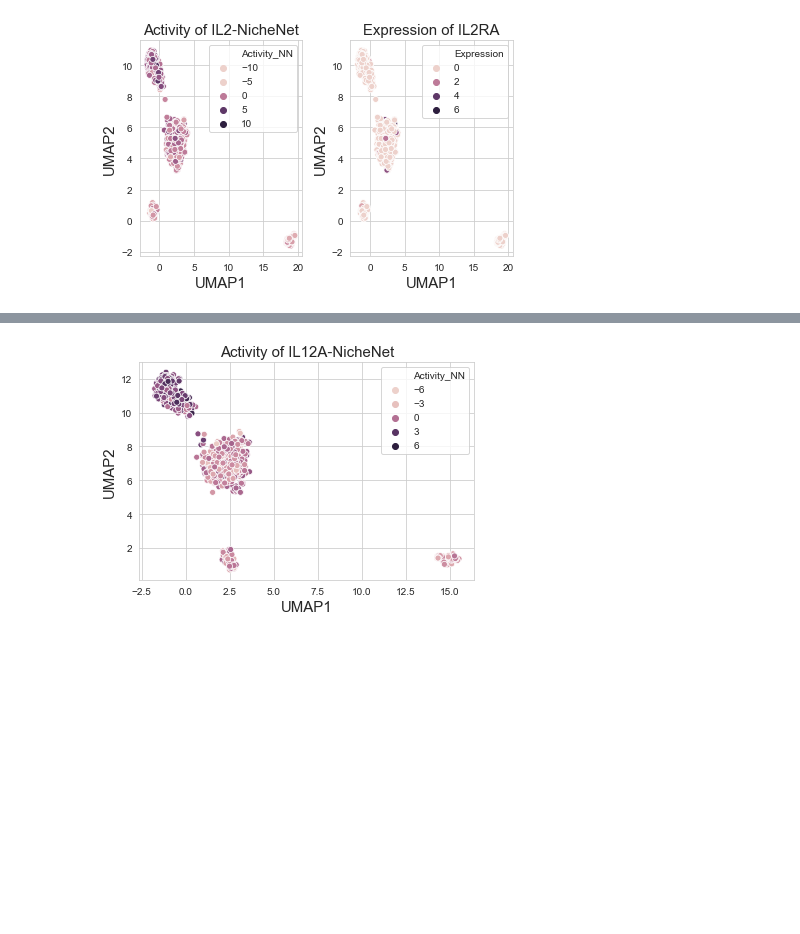
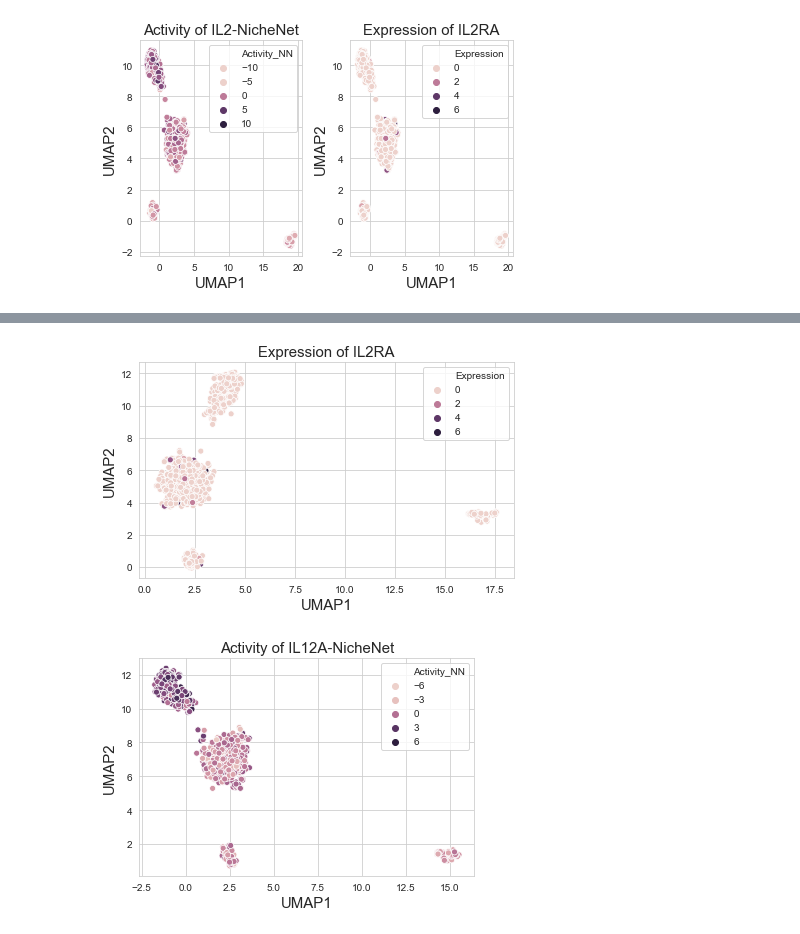
Before and after one commit to Vargeszti/Thesis, a Jupyter notebook: code/scRNAseq.ipynb, the cells around one changed output, grey strips where cells are left out. Cells and saved outputs as stored; diff of their text form; code cells hidden in the pictures; blank space fills up the shorter version.

```diff
--- a/code/scRNAseq.ipynb
+++ b/code/scRNAseq.ipynb
@@ -164,3 +176,12 @@ plt.savefig('../pictures/IL2_NN')
+# %%
+sns.scatterplot(x=data_umap['UMAP1'], y=data_umap['UMAP2'], hue=data_umap['Expression'])
+plt.title('Expression of IL2RA', size=15)
+plt.xlabel('UMAP1', size=15)
+plt.ylabel('UMAP2', size=15)
+plt.tight_layout()
+plt.savefig('../pictures/prezibe2')
+# %% [output]
+[figure, added]
 # %%
 #Plotting the NicheNet receptor activity
 sns.scatterplot(x=data_umap['UMAP1'], y=data_umap['UMAP2'], hue=data_umap['Activity_NN'])
```
Also changed, not shown: parts of 7 cells of this notebook, 4 other files.
